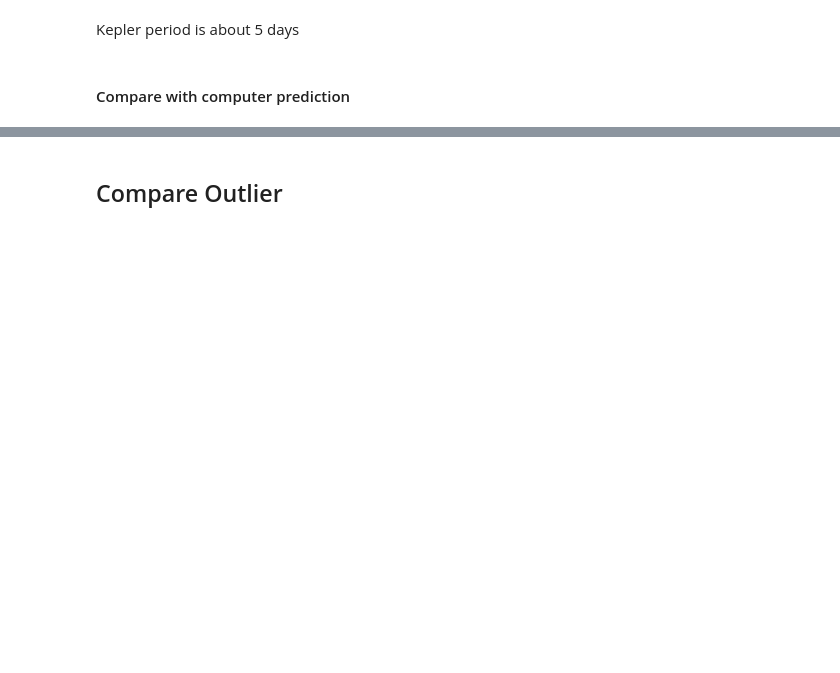
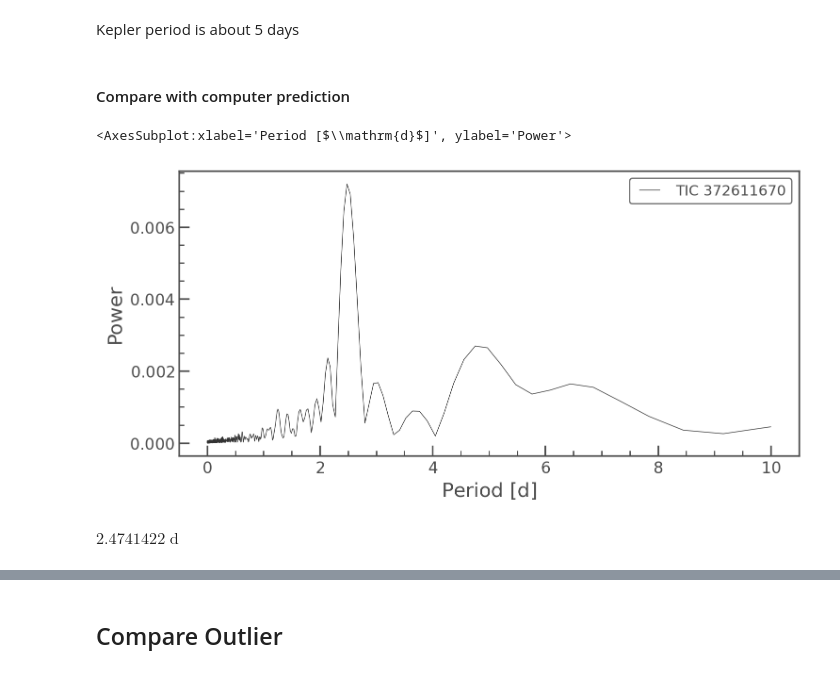
Before and after one commit to BrownDwarf/contracosta, a Jupyter notebook: notebooks/02_sample_selection/02_05_Spot_checking_outliers.ipynb, the cells around one changed output, grey strips where cells are left out. Drawn from its saved outputs; the diff is of its cells as text; code cells hidden in the pictures; blank space fills up the shorter version.

Commit message:
Added some comments about the graphs

```diff
--- a/notebooks/02_sample_selection/02_05_Spot_checking_outliers.ipynb
+++ b/notebooks/02_sample_selection/02_05_Spot_checking_outliers.ipynb
@@ -60,10 +68,15 @@ Kepler period is about 5 days
 # %% [markdown]
 #### Compare with computer prediction
 # %%
-tess_pg = tess_lc.to_periodogram()
+tess_pg = tess_lc.to_periodogram(maximum_period=10)
 tess_pg.plot(view='period')
+# %% [output]
+<AxesSubplot:xlabel='Period [$\\mathrm{d}$]', ylabel='Power'>
+[figure, added]
 # %%
 tess_pg.period_at_max_power
+# %% [output]
+$2.4741422 \; \mathrm{d}$
 # %%
 k2_pg = k2_lc.to_periodogram(minimum_period=.1, maximum_period=10)
 ax = k2_pg.plot(view='period')
```
Also changed, not shown: parts of 26 cells of this notebook.
